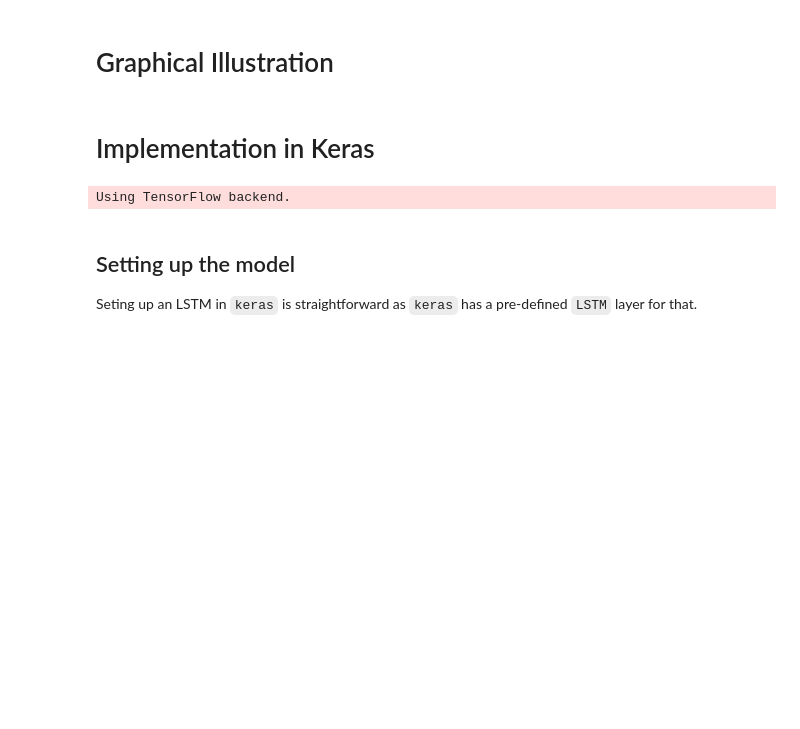
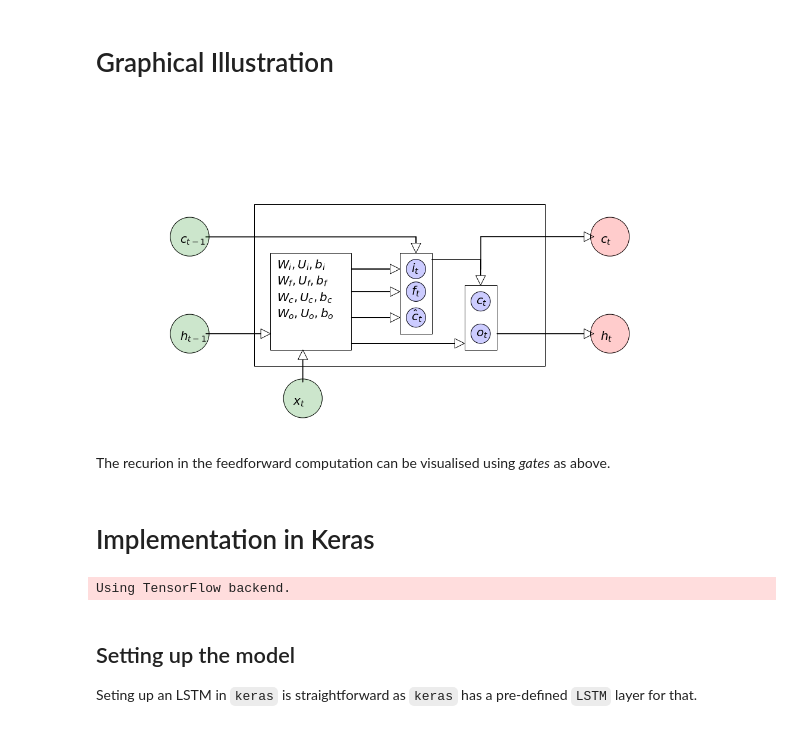
Before and after one commit to niknow/machine-learning-examples, a Jupyter notebook: lstm_intro.ipynb, the cells around one changed output. Drawn from its saved outputs; the diff is of its cells as text; code cells hidden in the pictures; blank space fills up the shorter version.

```diff
--- a/lstm_intro.ipynb
+++ b/lstm_intro.ipynb
@@ -25,3 +37,77 @@ where we employ the conventions $h_{-1} := c_{-1} := 0$.
+# %%
+fig, ax = plt.subplots(figsize=(20, 10))
+ax.axis("equal")
+xs = 1
+ys = 1
+radius = 0.6
+fsize = 20
+
+def add_circle(x, y, label, color='r', radius=radius):
+    c1 = plt.Circle((x, y), radius, alpha=0.2, color=color, zorder=1)
+    c2 = plt.Circle((x, y), radius, color='k', fill=False, zorder=1)
+    ax.add_artist(c1)
+    ax.add_artist(c2)
+    ax.text(x-radius/2, y-radius/3, label, size=fsize)
+
+def add_rectangle(x, y, width, height, fill, color='white'):
+    rect = patches.Rectangle((x,y), width, height, linewidth=1, edgecolor='k', facecolor='none', fill=False)
+    ax.add_patch(rect)
+
+def add_line(x1, x2, y1, y2):
+    ax.plot([x1, x2], [y1, y2], color='k', zorder=-1)
+
+def add_arrow(x, y, dx, dy):
+    plt.arrow(x, y, dx, dy, head_width=0.3, head_length=0.3,  length_includes_head=True, fill=False)
+
+
+add_circle(0, 2*ys, label="$h_{t-1}$", color='g')
+add_circle(0, 5*ys, label="$c_{t-1}$", color='g')
+add_circle(3.5*xs, 0, label="$x_{t}$", color='g')
+add_circle(13, 5*ys, label="$c_{t}$", color='r')
+add_circle(13, 2*ys, label="$h_{t}$", color='r')
+
+add_circle(7*xs, 4*ys, label="$i_t$", color='b', radius=0.3)
+add_circle(7*xs, 3.3*ys, label="$f_t$", color='b', radius=0.3)
+add_circle(7*xs, 2.5*ys, label="${\hat c_t}$", color='b', radius=0.3)
+
+add_circle(9*xs, 2*ys, label="$o_t$", color='b', radius=0.3)
+add_circle(9*xs, 3*ys, label="$c_t$", color='b', radius=0.3)
+
+add_rectangle(2*xs, 1*xs, 9*xs, 5*ys, False)
+add_rectangle(2.5*xs, 1.5*ys, 2.5*xs, 3*ys, False)
+add_rectangle(6.5*xs, 2*ys, 1.*xs, 2.5*ys, False)
+add_rectangle(8.5*xs, 1.5*ys, 1.*xs, 2.*ys, False)
+
+add_arrow(3.5*xs, 0.5*ys, 0, 1*ys)
+add_arrow(0.5*xs, 2*ys, 2*xs, 0)
+
+add_arrow(5*xs, 4*ys, 1.5*xs, 0)
+add_arrow(5*xs, 3.3*ys, 1.5*xs, 0)
+add_arrow(5*xs, 2.5*ys, 1.5*xs, 0)
+
+add_arrow(5*xs, 1.7*ys, 3.5*xs, 0)
+
+add_line(0.5*xs, 7*xs, 5*ys, 5*ys)
+add_arrow(7*xs, 5*ys, 0, -0.5*ys)
+
+add_line(7.5*xs, 9*xs, 4.3*ys, 4.3*ys)
+add_arrow(9.*xs, 4.3*ys, 0, -.8*ys)
+add_arrow(9*xs, 5*ys, 3.5*xs, 0)
+add_line(9*xs, 9*xs, 4*ys, 5*ys)
+add_arrow(9.5*xs, 2*ys, 3*xs, 0)
+
+ax.text(2.7*xs, 4*ys, "$W_i, U_i, b_i$", size=fsize)
+ax.text(2.7*xs, 3.5*ys, "$W_f, U_f, b_f$", size=fsize)
+ax.text(2.7*xs, 3*ys, "$W_c, U_c, b_c$", size=fsize)
+ax.text(2.7*xs, 2.5*ys, "$W_o, U_o, b_o$", size=fsize)
+
+ax.set_xlim([7, 8])
+ax.set_ylim([-1,9])
+_ = plt.axis('off')
+# %% [output]
+[figure, added]
+# %% [markdown]
+The recurion in the feedforward computation can be visualised using *gates* as above.
 # %% [markdown]
 # Implementation in Keras
 # %%
```
Also changed, not shown: parts of 10 cells of this notebook.
